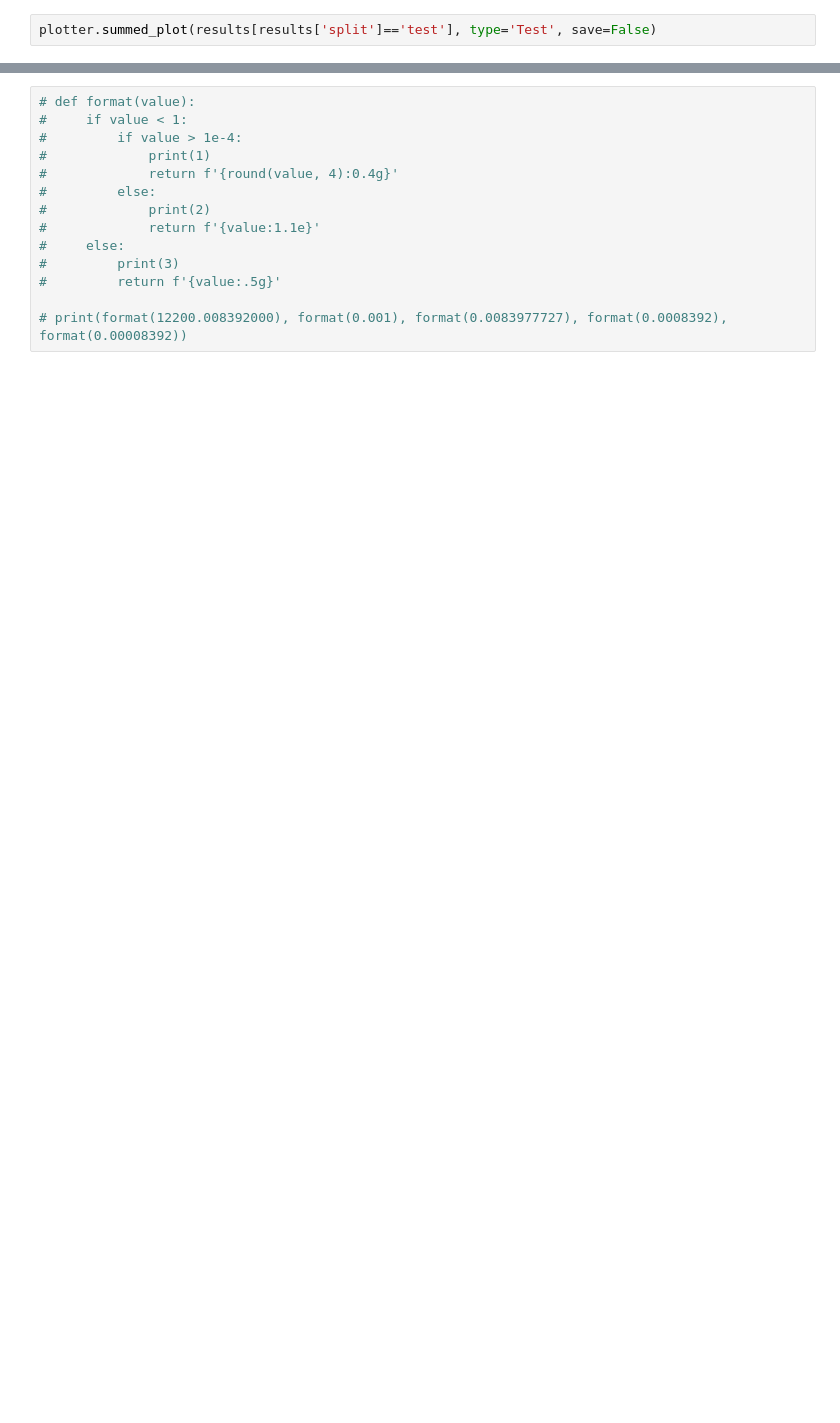
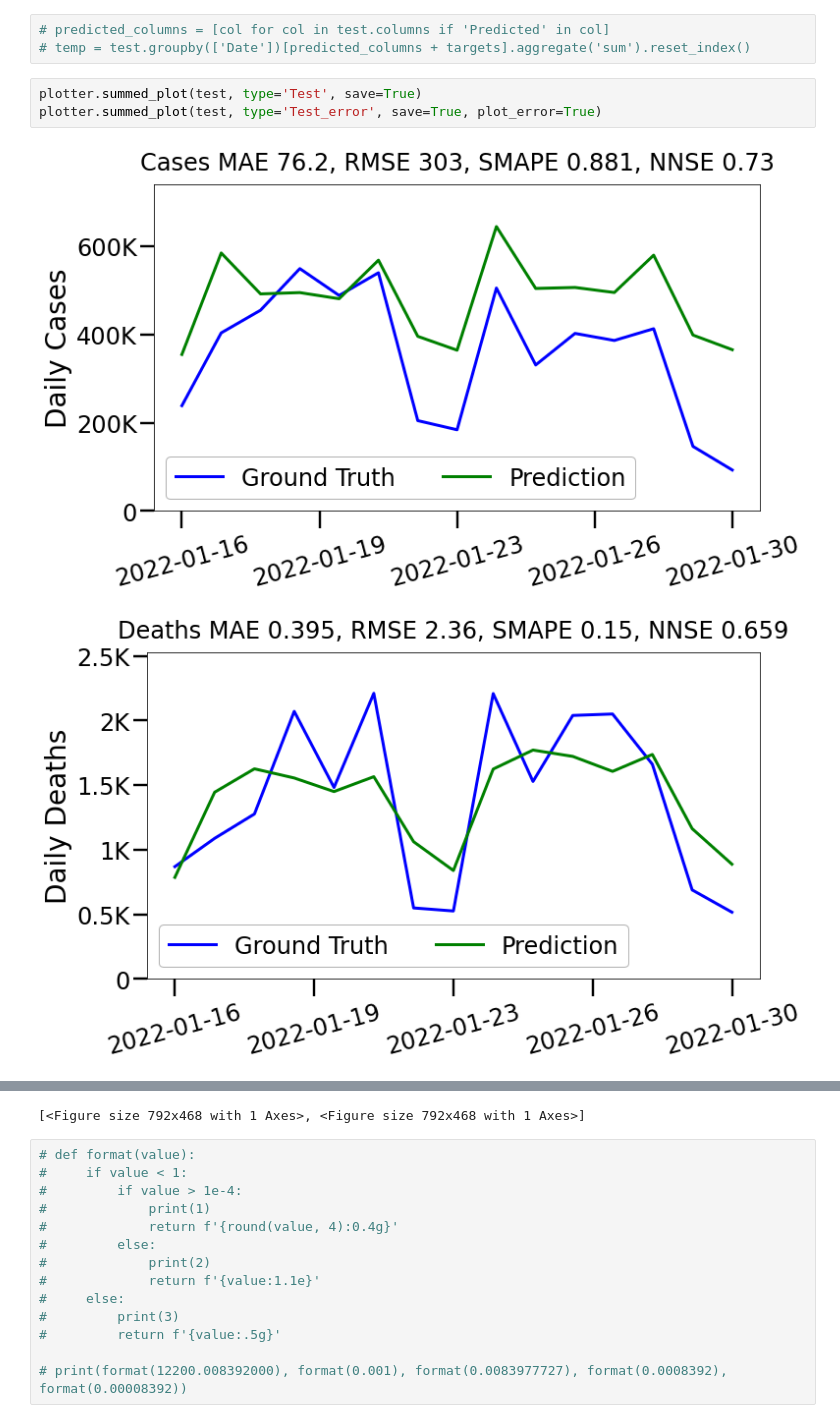
Before and after one commit to Data-ScienceHub/gpce-covid, a Jupyter notebook: TFT-pytorch/notebook/Plot prediction.ipynb, the cells around one changed output, grey strips where cells are left out. Drawn from its saved outputs; the diff is of its cells as text; blank space fills up the shorter version.

```diff
--- a/TFT-pytorch/notebook/Plot prediction.ipynb
+++ b/TFT-pytorch/notebook/Plot prediction.ipynb
@@ -23,2 +51,9 @@ plotter.summed_plot(results[results['split']=='validation'], type='Valiadtion',
+# %%
+# predicted_columns = [col for col in test.columns if 'Predicted' in col]
+# temp = test.groupby(['Date'])[predicted_columns + targets].aggregate('sum').reset_index()
 # %%
-plotter.summed_plot(results[results['split']=='test'], type='Test', save=False)
+plotter.summed_plot(test, type='Test', save=True)
+plotter.summed_plot(test, type='Test_error', save=True, plot_error=True)
+# %% [output]
+[figure, added]
+[figure, added]
@@ -25,3 +62,4 @@ plotter.summed_plot(results[results['split']=='test'], type='Test', save=False)
+[<Figure size 792x468 with 1 Axes>, <Figure size 792x468 with 1 Axes>]
 # %%
 # def format(value):
 #     if value < 1:
```
Also changed, not shown: parts of 18 cells of this notebook, 55 other files.
